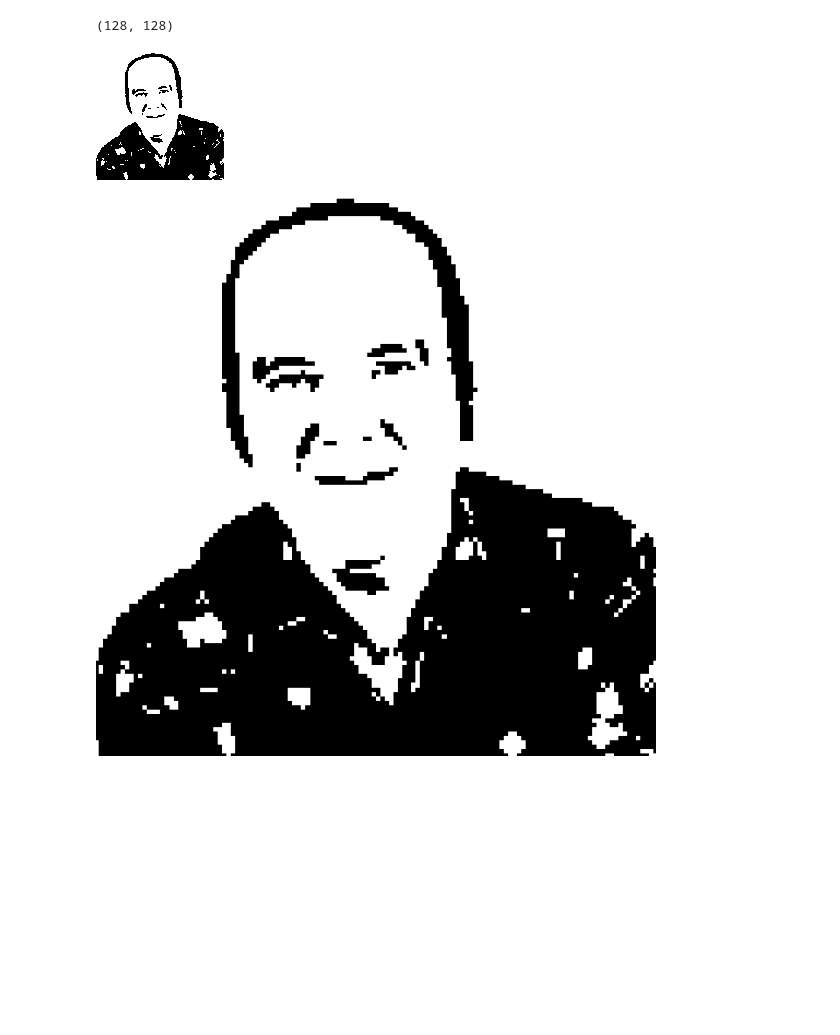
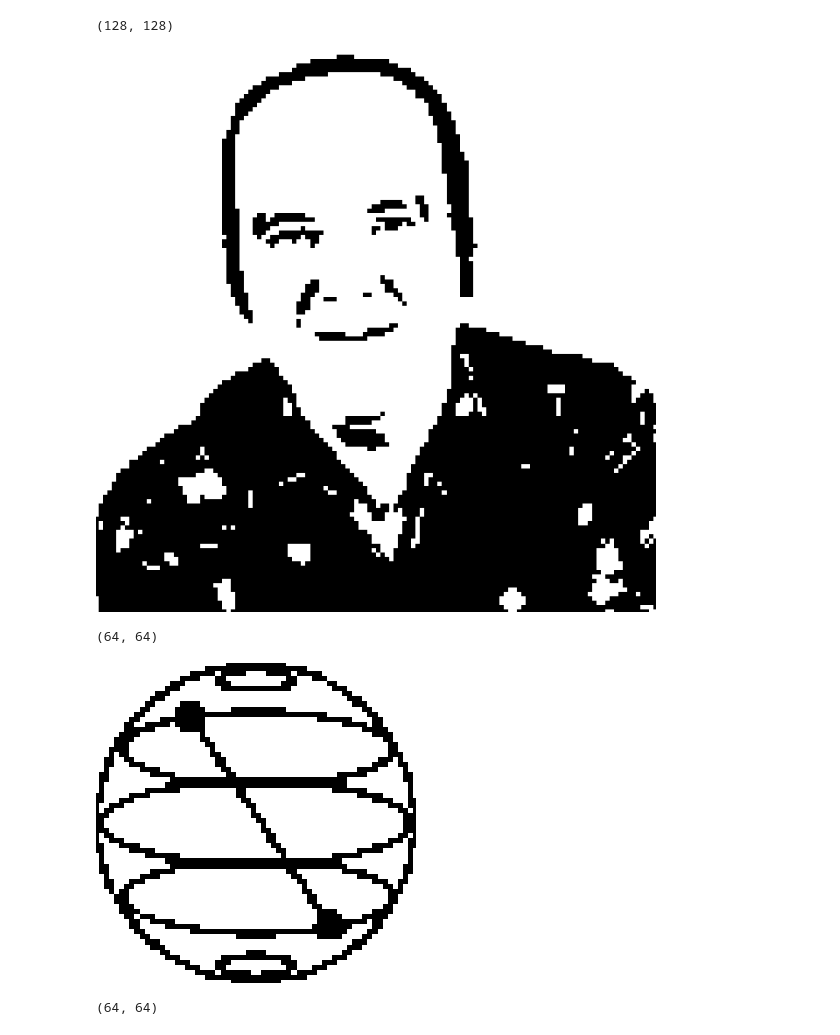
Before and after one commit to sergiomtzlosa/docker-qiskit, a Jupyter notebook: qiskit-jupyter/notebooks/quantum-drawing/quantum-drawer.ipynb, the cells around one changed output. Saved outputs shown, nothing was run; the diff lists cells and outputs as text; code cells hidden in the pictures; blank space fills up the shorter version.

```diff
--- a/qiskit-jupyter/notebooks/quantum-drawing/quantum-drawer.ipynb
+++ b/qiskit-jupyter/notebooks/quantum-drawing/quantum-drawer.ipynb
@@ -121,6 +93 @@ qasm_sim = Aer.get_backend("aer_simulator")
-# %%
-row_items = binary_data_array.shape[1]
-chunk_split = n_qubits
-
-splitting = int(row_items / chunk_split) + (1 if int(row_items % chunk_split) > 0 else 0)
 # %%
@@ -210,12 +212,36 @@ rework_data.shape
 # %% [output]
 (128, 128)
 # %%
-rebuild_data = qi.rebuild_binary_array(rework_data)
-qi.image_from_array(rebuild_data)
+rebuild_data = qi.rebuild_binary_array(rework_image)
+#qi.image_from_array(rebuild_data)
+scaled_image = qi.scale_binary_image(rebuild_data, 5)
+qi.image_from_array(scaled_image)
 # %% [output]
-[figure, old version]
+[figure, new version]
 # %%
-scaled_image = qi.scale_binary_image(rebuild_data, 5)
-qi.image_from_array(scaled_image)
+binary_data_array = qi.load_bin_array_from_csv('qiskit_logo.csv')
+
+cols_items = binary_data_array.shape[1]
+splitting = splitting_chunks(cols_items)
+
+rework_image = rebuild_image_quantum(binary_data_array, cols_items, splitting, n_qubits, qasm_sim)
+rework_image.shape
 # %% [output]
-[figure, removed]
+(64, 64)
+# %%
+rebuild_data = qi.rebuild_binary_array(rework_image)
+#qi.image_from_array(rebuild_data)
+scaled_image = qi.scale_binary_image(rebuild_data, 5)
+qi.image_from_array(scaled_image)
+# %% [output]
+[figure, added]
+# %%
+binary_data_array = qi.load_bin_array_from_csv('mario.csv')
+
+cols_items = binary_data_array.shape[1]
+splitting = splitting_chunks(cols_items)
+
+rework_image = rebuild_image_quantum(binary_data_array, cols_items, splitting, n_qubits, qasm_sim)
+rework_image.shape
+# %% [output]
+(64, 64)
```
Also changed, not shown: parts of 21 cells of this notebook, 2 other files.
